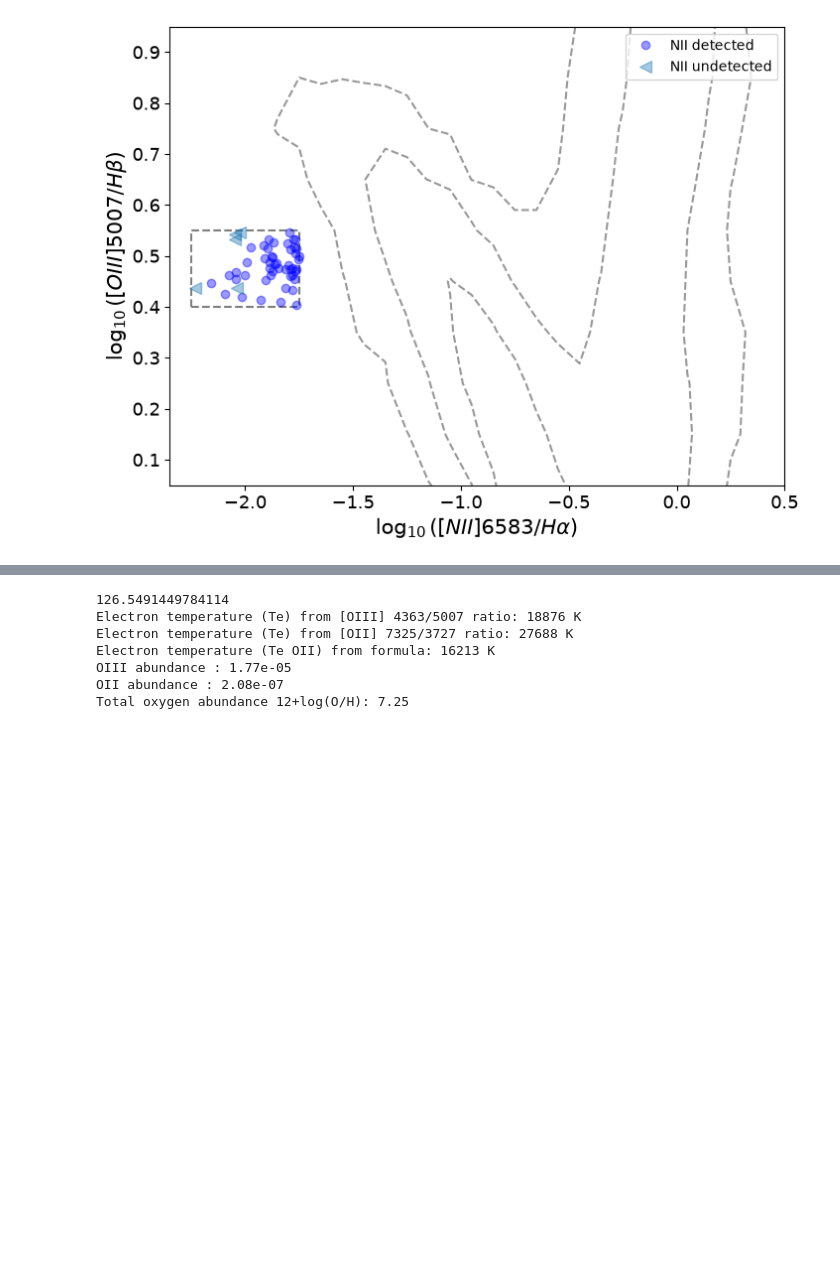
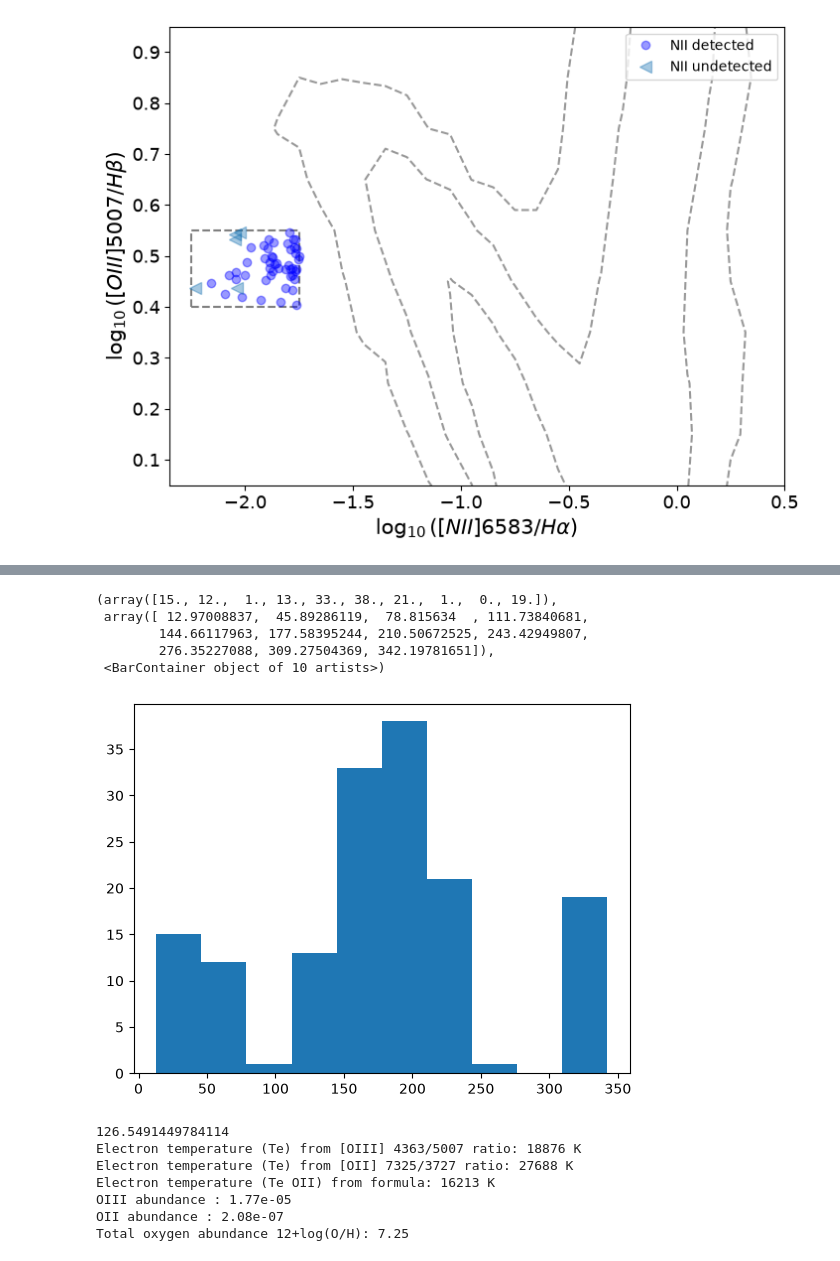
Before and after one commit to thevalentino/desi-selection-exploration, a Jupyter notebook: notebooks/00-EMP-sample-selection.ipynb, the cells around one changed output, grey strips where cells are left out. Drawn from its saved outputs; the diff is of its cells as text; code cells hidden in the pictures; blank space fills up the shorter version.

```diff
--- a/notebooks/00-EMP-sample-selection.ipynb
+++ b/notebooks/00-EMP-sample-selection.ipynb
@@ -417,3 +499,12 @@ See: https://matplotlib.org/stable/tutorials/intermediate/legend_guide.html#impl
+# %%
+plt.hist(full.loc[(detected & detected_corner) | (~detected & upper_limit_corner), "TARGET_RA"])
+# %% [output]
+(array([15., 12.,  1., 13., 33., 38., 21.,  1.,  0., 19.]),
+ array([ 12.97008837,  45.89286119,  78.815634  , 111.73840681,
+        144.66117963, 177.58395244, 210.50672525, 243.42949807,
+        276.35227088, 309.27504369, 342.19781651]),
+ <BarContainer object of 10 artists>)
+[figure, added]
 # %%
 import pyneb as pn
 # %%
```
Also changed, not shown: parts of 3 cells of this notebook, 4 other files.
